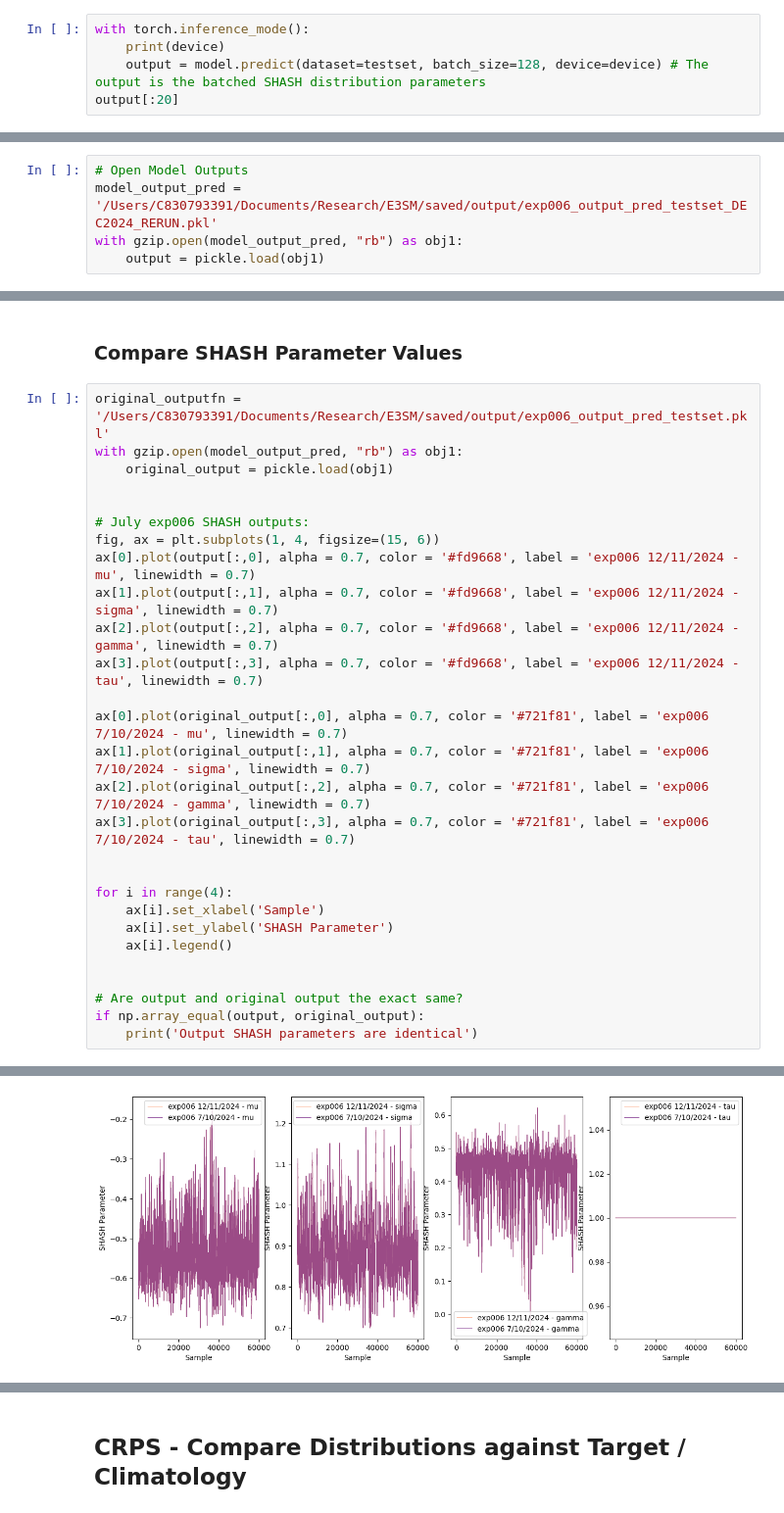
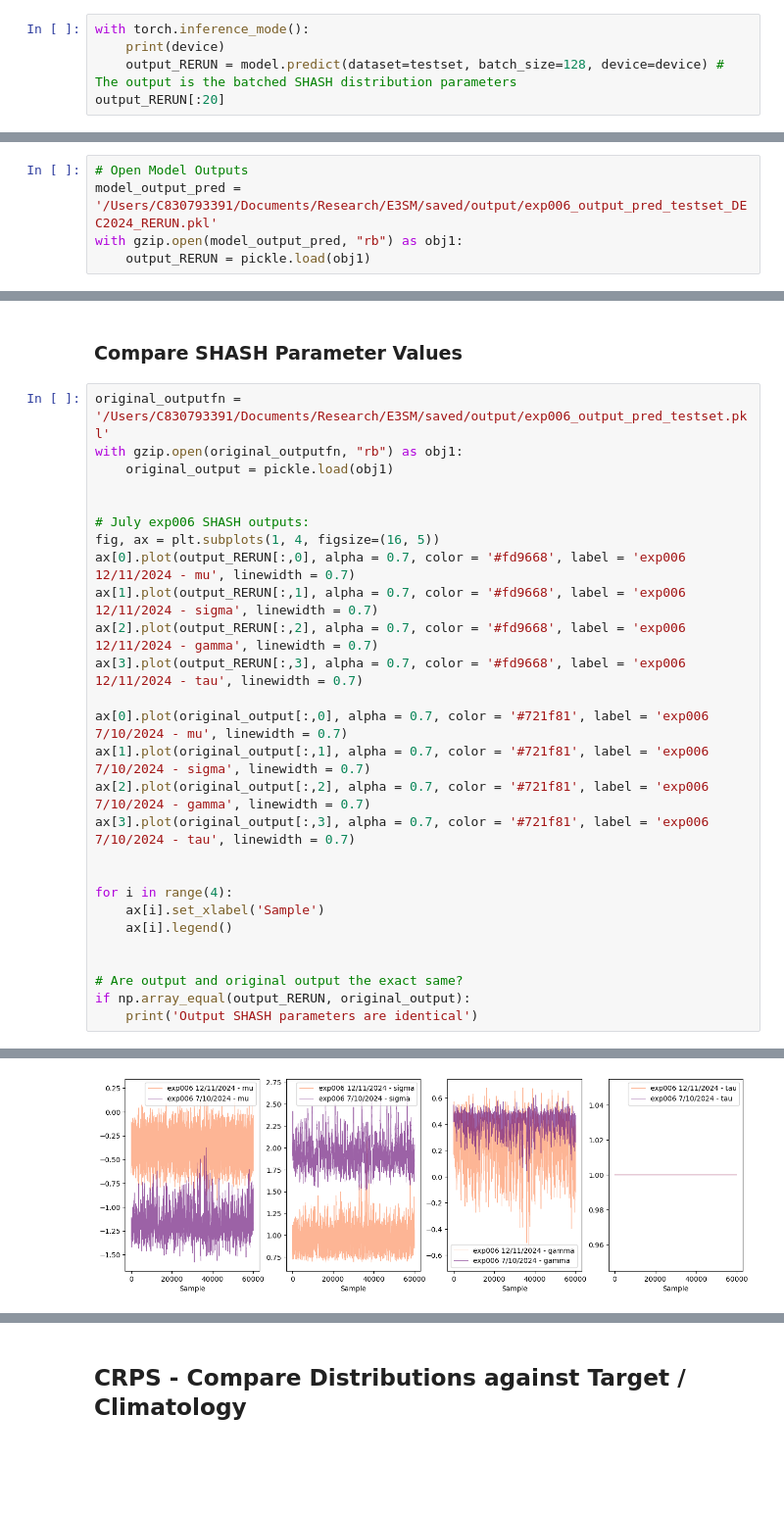
Before and after one commit to Jolan-vP/E3SM, a Jupyter notebook: analysis_006.ipynb, the cells around one changed output, grey strips where cells are left out. Shown at 98% size. Cells and saved outputs as stored; diff of their text form; blank space fills up the shorter version.

Commit message:
Plotting exp005 model versions outputs in separate files for comparison.

```diff
--- a/analysis_006.ipynb
+++ b/analysis_006.ipynb
@@ -289,8 +289,8 @@ Plot Predictions Against Climatology:
 # %%
 with torch.inference_mode():
     print(device)
-    output = model.predict(dataset=testset, batch_size=128, device=device) # The output is the batched SHASH distribution parameters
-output[:20]
+    output_RERUN = model.predict(dataset=testset, batch_size=128, device=device) # The output is the batched SHASH distribution parameters
+output_RERUN[:20]
 # %% [output]
 mps
 array([[-0.5220017 ,  0.85466295,  0.45046163,  1.        ],
@@ -319,7 +319,7 @@ with gzip.open(model_output_pred, "wb") as fp:
 # Open Model Outputs
 model_output_pred = '/Users/C830793391/Documents/Research/E3SM/saved/output/exp006_output_pred_testset_DEC2024_RERUN.pkl'
 with gzip.open(model_output_pred, "rb") as obj1:
-    output = pickle.load(obj1)
+    output_RERUN = pickle.load(obj1)
 # %%
 # from shash.shash_torch import Shash
 # # params = np.zeros((2,4))
@@ -356,16 +356,16 @@ print(p.shape)
 ### Compare SHASH Parameter Values
 # %%
 original_outputfn = '/Users/C830793391/Documents/Research/E3SM/saved/output/exp006_output_pred_testset.pkl'
-with gzip.open(model_output_pred, "rb") as obj1:
+with gzip.open(original_outputfn, "rb") as obj1:
     original_output = pickle.load(obj1)
 
 
 # July exp006 SHASH outputs:
-fig, ax = plt.subplots(1, 4, figsize=(15, 6))
-ax[0].plot(output[:,0], alpha = 0.7, color = '#fd9668', label = 'exp006 12/11/2024 - mu', linewidth = 0.7)
-ax[1].plot(output[:,1], alpha = 0.7, color = '#fd9668', label = 'exp006 12/11/2024 - sigma', linewidth = 0.7)
-ax[2].plot(output[:,2], alpha = 0.7, color = '#fd9668', label = 'exp006 12/11/2024 - gamma', linewidth = 0.7)
-ax[3].plot(output[:,3], alpha = 0.7, color = '#fd9668', label = 'exp006 12/11/2024 - tau', linewidth = 0.7)
+fig, ax = plt.subplots(1, 4, figsize=(16, 5))
+ax[0].plot(output_RERUN[:,0], alpha = 0.7, color = '#fd9668', label = 'exp006 12/11/2024 - mu', linewidth = 0.7)
+ax[1].plot(output_RERUN[:,1], alpha = 0.7, color = '#fd9668', label = 'exp006 12/11/2024 - sigma', linewidth = 0.7)
+ax[2].plot(output_RERUN[:,2], alpha = 0.7, color = '#fd9668', label = 'exp006 12/11/2024 - gamma', linewidth = 0.7)
+ax[3].plot(output_RERUN[:,3], alpha = 0.7, color = '#fd9668', label = 'exp006 12/11/2024 - tau', linewidth = 0.7)
 
 ax[0].plot(original_output[:,0], alpha = 0.7, color = '#721f81', label = 'exp006 7/10/2024 - mu', linewidth = 0.7)
 ax[1].plot(original_output[:,1], alpha = 0.7, color = '#721f81', label = 'exp006 7/10/2024 - sigma', linewidth = 0.7)
@@ -375,11 +375,10 @@ ax[3].plot(original_output[:,3], alpha = 0.7, color = '#721f81', label = 'exp006
 
 for i in range(4):
     ax[i].set_xlabel('Sample')
-    ax[i].set_ylabel('SHASH Parameter')
     ax[i].legend()
 
 
 # Are output and original output the exact same?
-if np.array_equal(output, original_output):
+if np.array_equal(output_RERUN, original_output):
     print('Output SHASH parameters are identical')
 # %% [output]
@@ -387 +385 @@ Output SHASH parameters are identical
-[figure, old version]
+[figure, new version]
```
Also changed, not shown: parts of 7 cells of this notebook, 9 other files.
